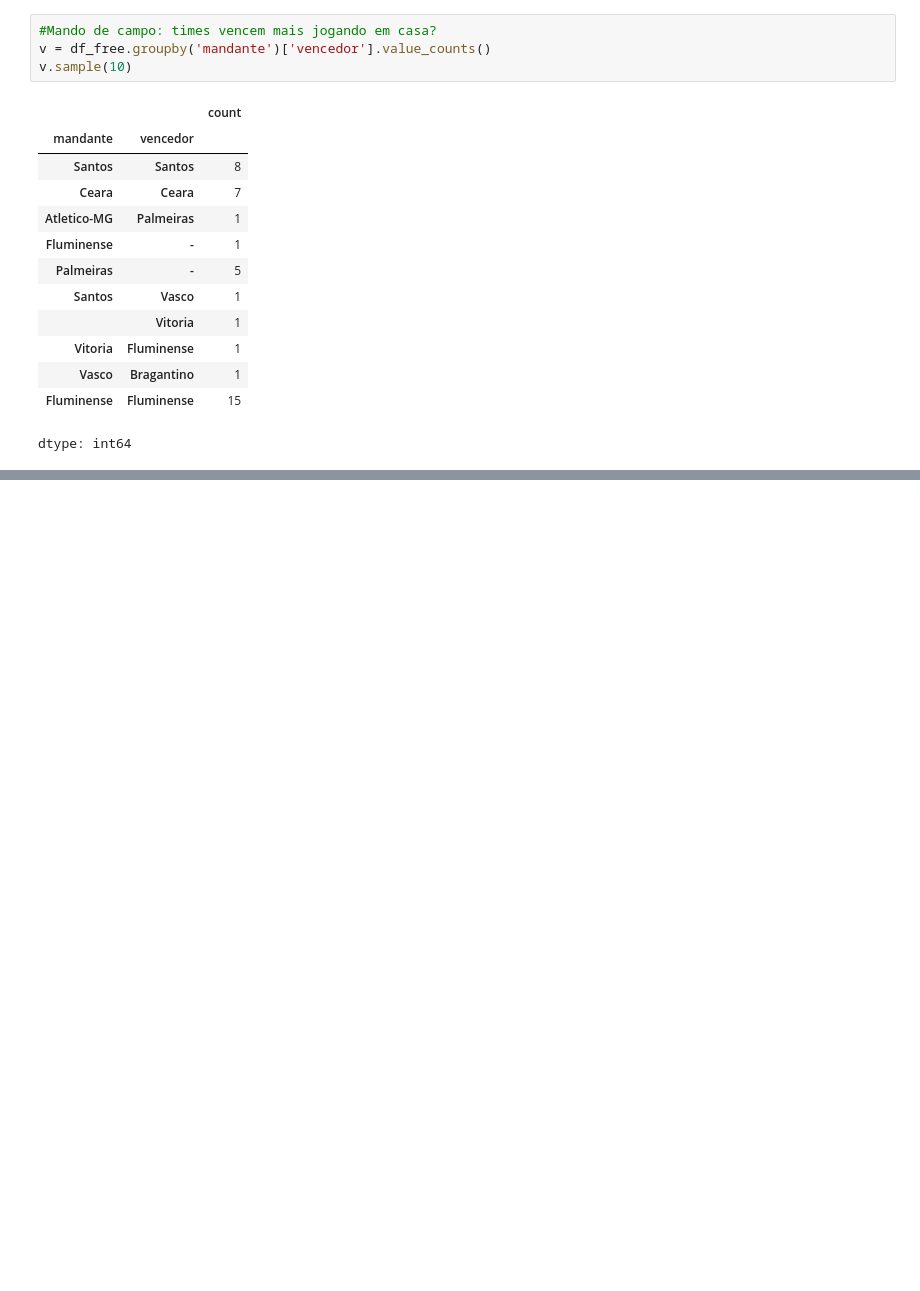
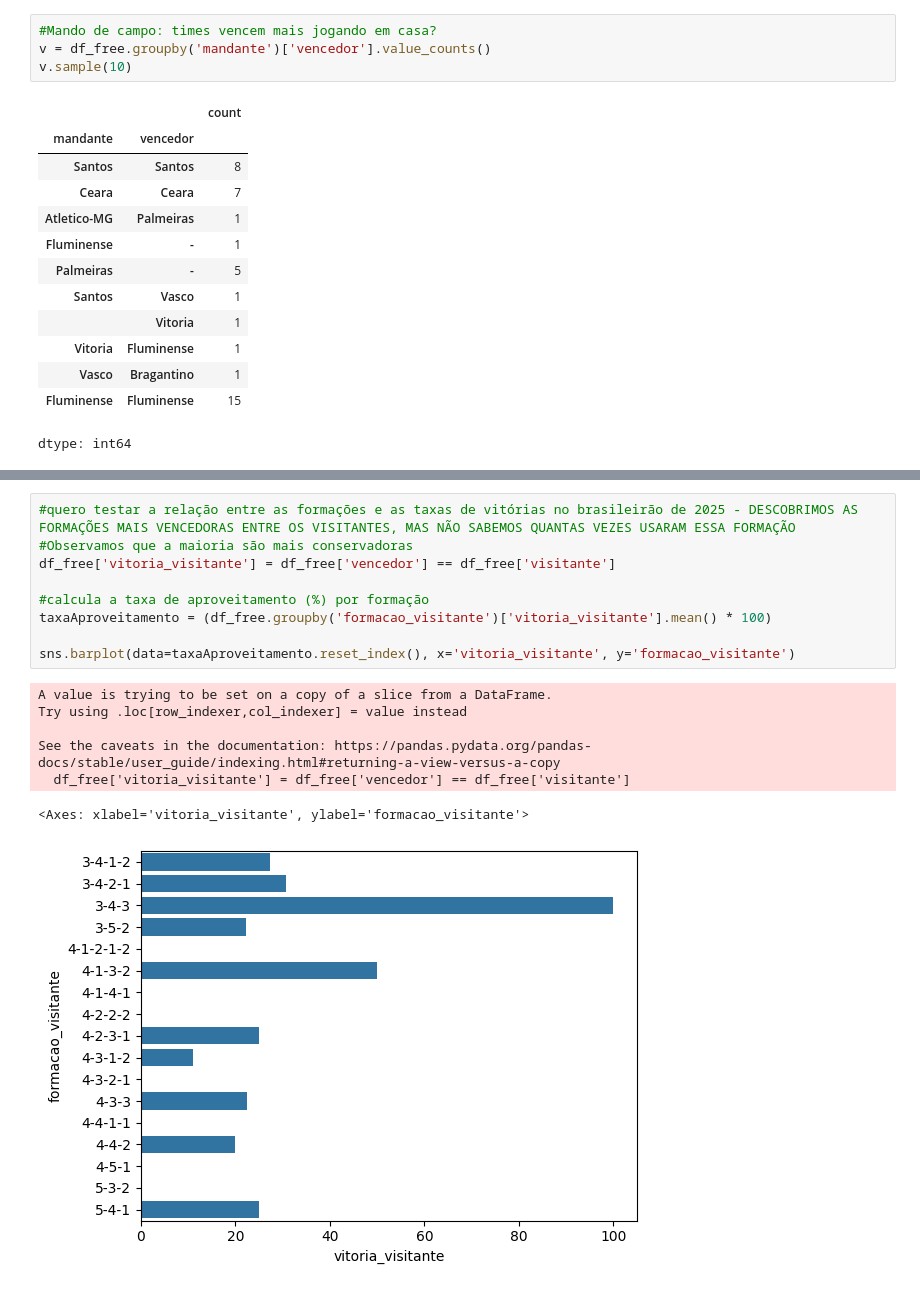
Before and after one commit to RikelmeSousadeCarvalho/ModelagemPreditivaBrasileirao, a Jupyter notebook: projeto.ipynb, the cells around one changed output, grey strips where cells are left out. Cells and saved outputs as stored; diff of their text form; blank space fills up the shorter version.

```diff
--- a/projeto.ipynb
+++ b/projeto.ipynb
@@ -383,0 +501,17 @@ dtype: float64
+# %%
+#quero testar a relação entre as formações e as taxas de vitórias no brasileirão de 2025 - DESCOBRIMOS AS FORMAÇÕES MAIS VENCEDORAS ENTRE OS VISITANTES, MAS NÃO SABEMOS QUANTAS VEZES USARAM ESSA FORMAÇÃO
+#Observamos que a maioria são mais conservadoras
+df_free['vitoria_visitante'] = df_free['vencedor'] == df_free['visitante']
+
+#calcula a taxa de aproveitamento (%) por formação
+taxaAproveitamento = (df_free.groupby('formacao_visitante')['vitoria_visitante'].mean() * 100)
+
+sns.barplot(data=taxaAproveitamento.reset_index(), x='vitoria_visitante', y='formacao_visitante')
+# %% [output]
+A value is trying to be set on a copy of a slice from a DataFrame.
+Try using .loc[row_indexer,col_indexer] = value instead
+
+See the caveats in the documentation: https://pandas.pydata.org/pandas-docs/stable/user_guide/indexing.html#returning-a-view-versus-a-copy
+  df_free['vitoria_visitante'] = df_free['vencedor'] == df_free['visitante']
+<Axes: xlabel='vitoria_visitante', ylabel='formacao_visitante'>
+[figure, added]
```
Also changed, not shown: parts of 10 cells of this notebook.
